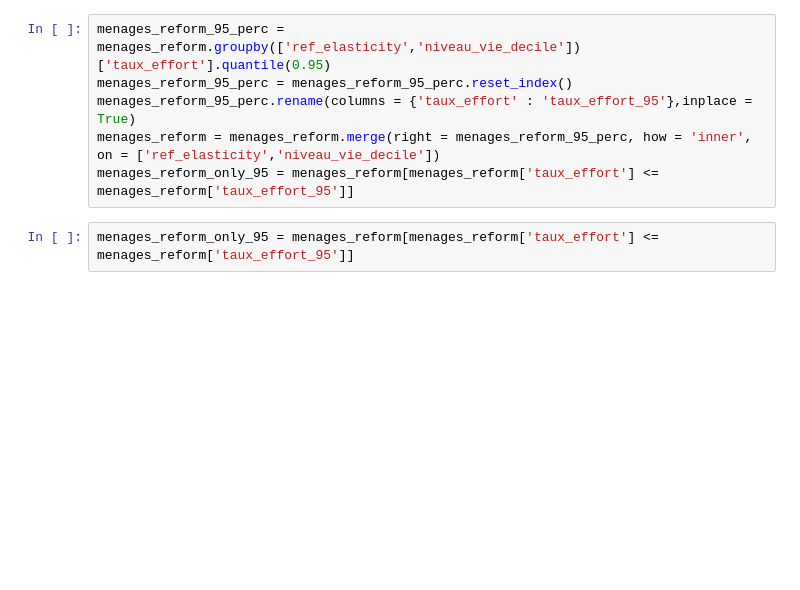
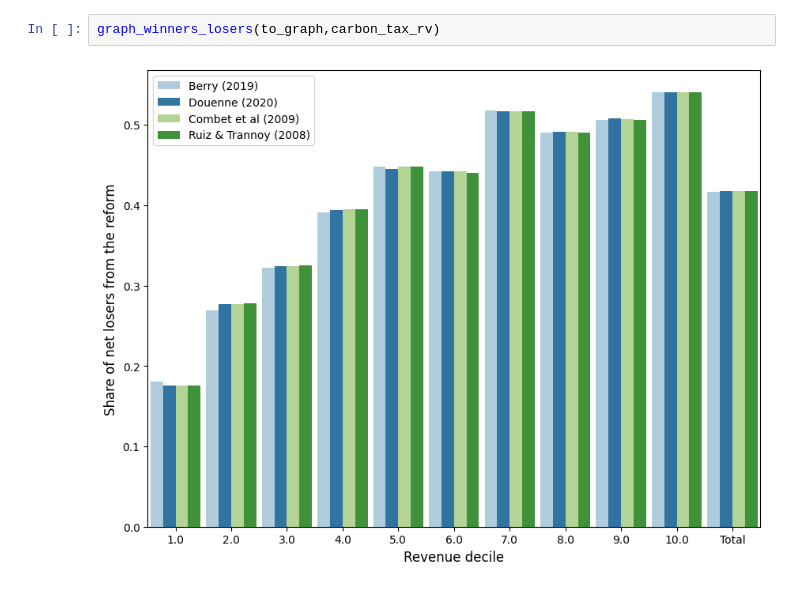
Before and after one commit to openfisca/openfisca-france-indirect-taxation, a Jupyter notebook: openfisca_france_indirect_taxation/projects/Master_Thesis_Herve/Simulation_taxe_energie_winners_losers.ipynb, the cells around one changed output. Cells and saved outputs as stored; diff of their text form; blank space fills up the shorter version.

```diff
--- a/openfisca_france_indirect_taxation/projects/Master_Thesis_Herve/Simulation_taxe_energie_winners_losers.ipynb
+++ b/openfisca_france_indirect_taxation/projects/Master_Thesis_Herve/Simulation_taxe_energie_winners_losers.ipynb
@@ -75,8 +60,4 @@ plt.savefig(os.path.join(path,'Winners_losers_reform_carbon_tax_rv_2019.png'))
-# %%
-menages_reform_95_perc = menages_reform.groupby(['ref_elasticity','niveau_vie_decile'])['taux_effort'].quantile(0.95)
-menages_reform_95_perc = menages_reform_95_perc.reset_index()
-menages_reform_95_perc.rename(columns = {'taux_effort' : 'taux_effort_95'},inplace = True)
-menages_reform = menages_reform.merge(right = menages_reform_95_perc, how = 'inner', on = ['ref_elasticity','niveau_vie_decile'])
-menages_reform_only_95 = menages_reform[menages_reform['taux_effort'] <= menages_reform['taux_effort_95']]
-# %%
-menages_reform_only_95 = menages_reform[menages_reform['taux_effort'] <= menages_reform['taux_effort_95']]
+# %%
+graph_winners_losers(to_graph,carbon_tax_rv)
+# %% [output]
+[figure, added]
```
Also changed, not shown: parts of 18 cells of this notebook, 2 other files.
